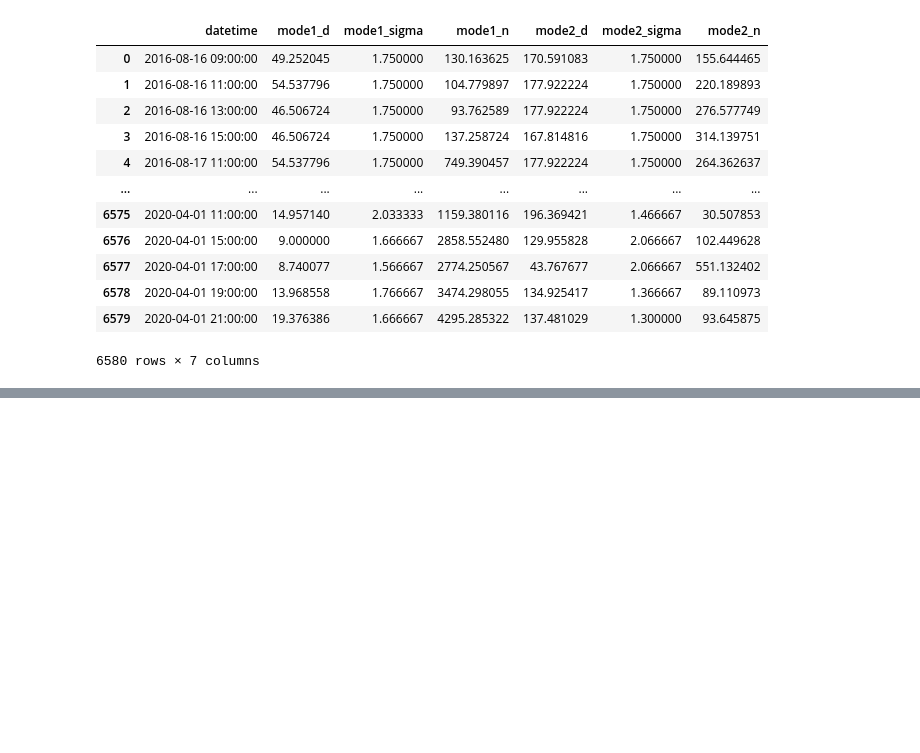
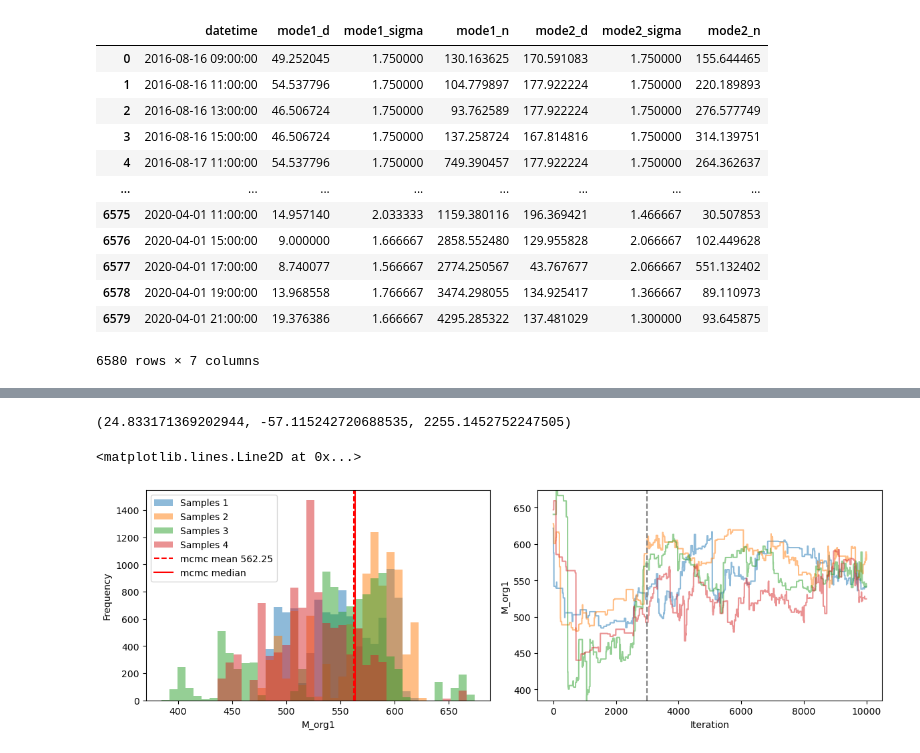
Before and after one commit to mauradewey/Modal-Aerosol-Composition, a Jupyter notebook: notebooks/mcmc-aerosols-plotting.ipynb, the cells around one changed output, grey strips where cells are left out. Cells and saved outputs as stored; diff of their text form; code cells hidden in the pictures; blank space fills up the shorter version.

```diff
--- a/mcmc-aerosols-plotting.ipynb
+++ b/notebooks/mcmc-aerosols-plotting.ipynb
@@ -473,0 +471,35 @@ bimodal_params
+# %%
+# try different scale for M_org1 prior:
+
+
+with sns.plotting_context('talk'):
+    fig, axs = plt.subplots(4,2,figsize=(16, 24))
+    axs = axs.flatten()
+
+    axs[0].hist(bimodal_params['mode1_d'], bins=30, density=True)
+    axs[0].set_xlabel('mode1_d (nm)')
+    mode1d_fit = stats.invgamma.fit(bimodal_params['mode1_d'],floc=0)
+    axs[0].plot(np.linspace(0, np.array(bimodal_params['mode1_d']).max(), 100), stats.invgamma.pdf(np.linspace(0, np.array(bimodal_params['mode1_d']).max(), 100), *mode1d_fit), color='red', label='Inverse Gamma fit')
+    axs[0].annotate('shape, scale: ' + str(np.round(mode1d_fit,3)), xy=(0.5, 0.5), xycoords='axes fraction', fontsize=12, ha='center', va='center')
+    axs[0].legend()
+# %% [output]
+(24.833171369202944, -57.115242720688535, 2255.1452752247505)
+# %%
+#plotting chains:
+
+M_org1_chains = pints.io.load_samples('./chains/chain_results_20_4.csv')
+# %%
+m_org1 = M_org1_chains.reshape(*M_org1_chains.shape, 1)
+# %%
+burn_in =3000
+
+f,axs = pints.plot.trace(m_org1, parameter_names=['M_org1'])
+f.set_figheight(5)
+axs[0][0].axvline(x=m_org1[:, burn_in:, :].mean(), color='r', linestyle='--', label='mcmc mean '+str(np.round(m_org1[:, burn_in:, :].mean(),3)))
+axs[0][0].axvline(x=np.median(m_org1[:, burn_in:, :]), color='r', label='mcmc median')
+#axs[0][0].axvline(x=M_org1_initial['M_org1'][i], color='b', linestyle='--', label='initial guess')
+axs[0][0].legend()
+axs[0][1].axvline(x=burn_in, color='grey', linestyle='--')
+# %% [output]
+<matplotlib.lines.Line2D at 0x...>
+[figure, added]
```
Also changed, not shown: parts of 1 cell of this notebook, 3 other files.
